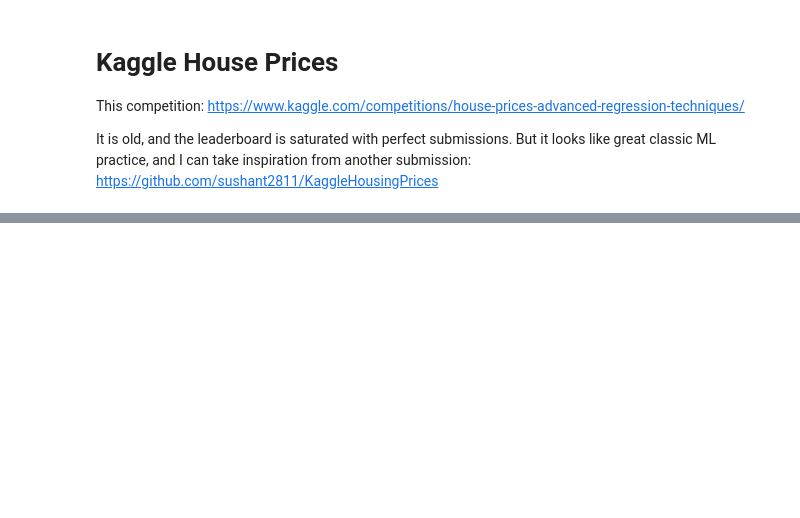
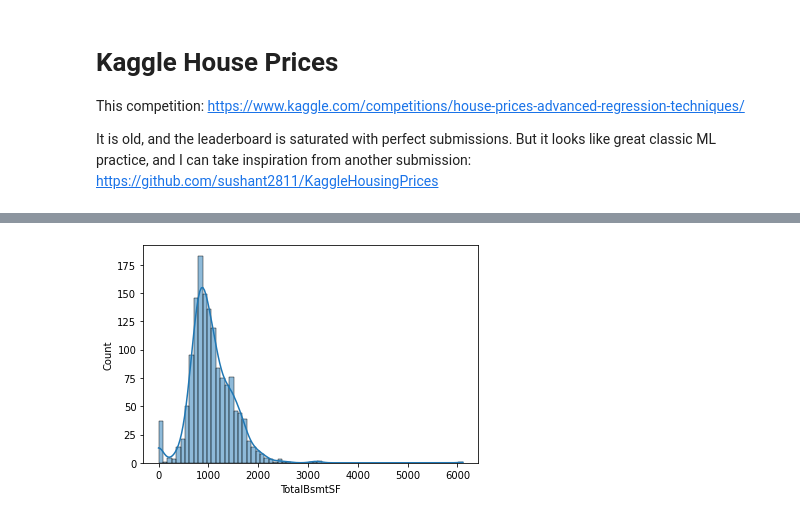
Before and after one commit to nicolas-bolle/KaggleHousePrices, a Jupyter notebook: code/Main.ipynb, the cells around one changed output, grey strips where cells are left out. Cells and saved outputs as stored; diff of their text form; code cells hidden in the pictures; blank space fills up the shorter version.

```diff
--- a/code/Main.ipynb
+++ b/code/Main.ipynb
@@ -28,0 +80,5 @@ ML
+# %%
+sns.histplot(data['TotalBsmtSF'], kde=True)
+plt.show()
+# %% [output]
+[figure, added]
```
Also changed, not shown: parts of 14 cells of this notebook, 1 other file.
